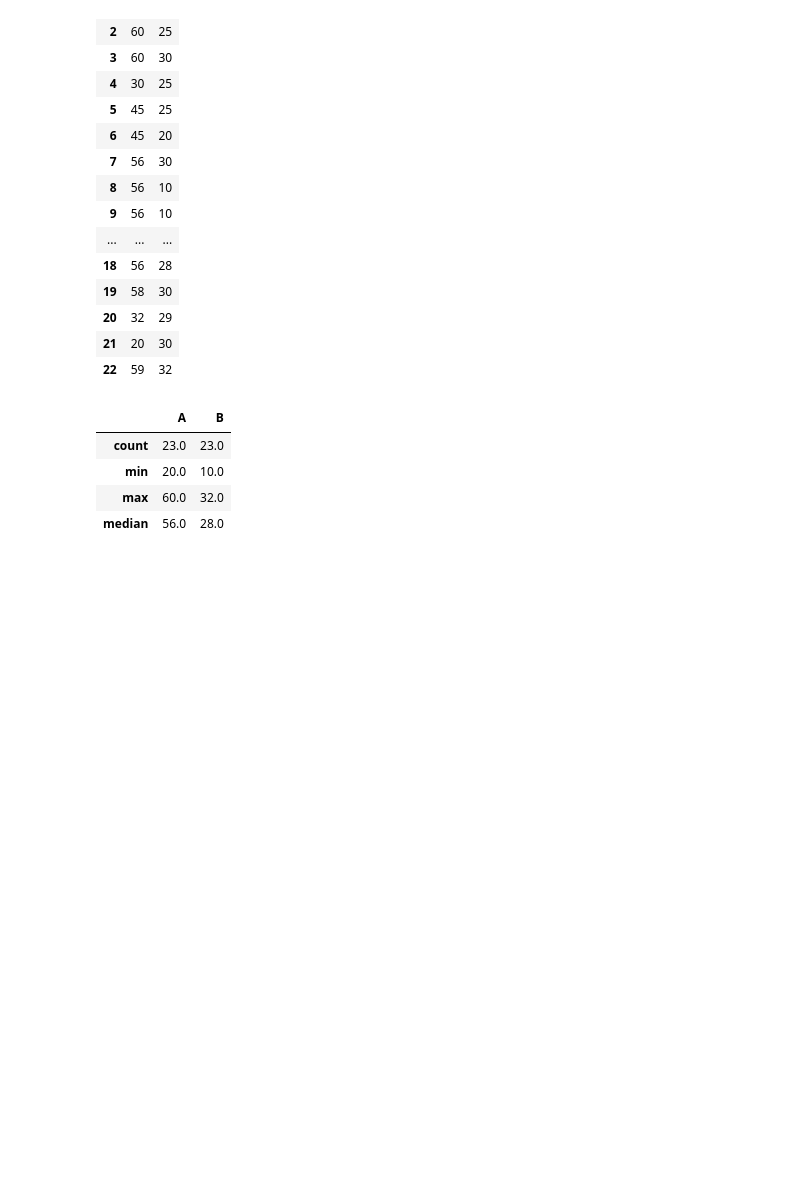
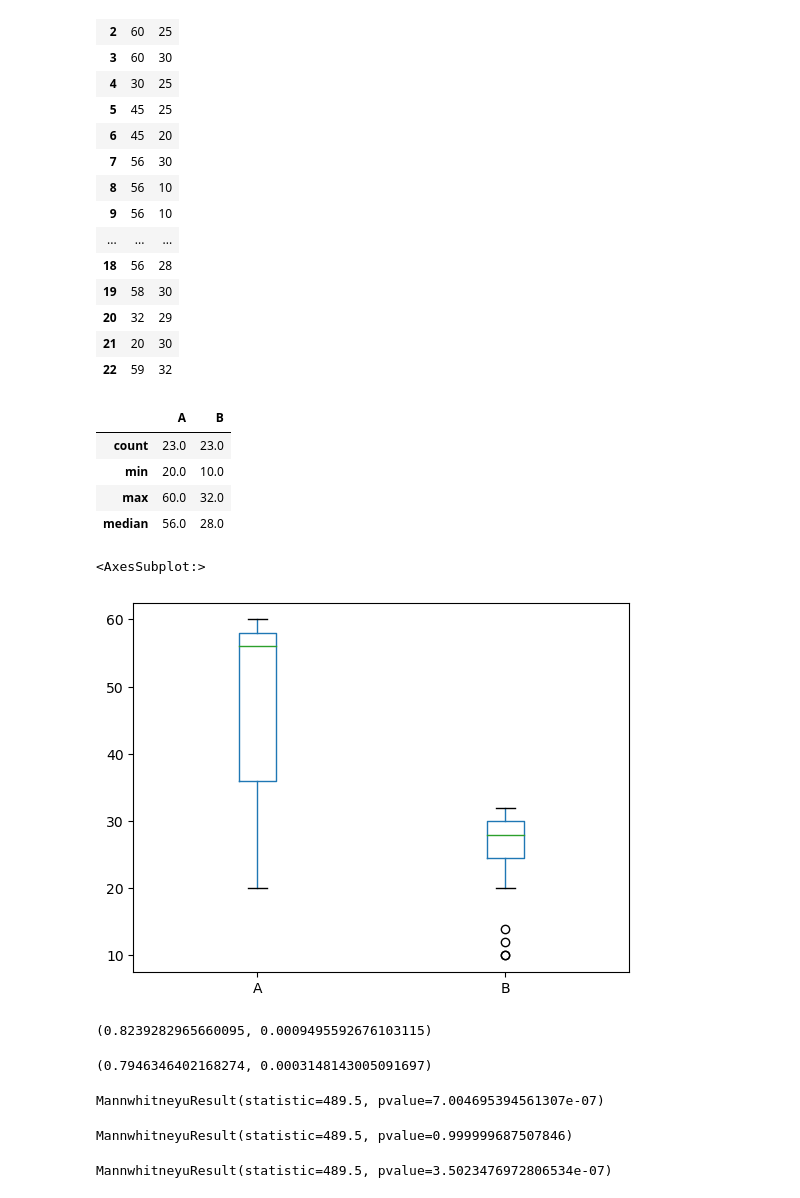
Before and after one commit to axelguerinoctave/M2-ICES-2022-2023, a Jupyter notebook: TP 5.ipynb, the cells around one changed output. Saved outputs shown, nothing was run; the diff lists cells and outputs as text; code cells hidden in the pictures; blank space fills up the shorter version.

```diff
--- a/TP 5.ipynb
+++ b/TP 5.ipynb
@@ -297,4 +297,29 @@ df.agg(["count", "min", "max", "median"])
 | max | 60.0 | 32.0 |
 | median | 56.0 | 28.0 |
 # %%
-df.boxplot(column = ["A"])
+df.boxplot(column = ["A", "B"], grid = False)
+# %% [output]
+<AxesSubplot:>
+[figure, added]
+# %%
+w, pvalue = stats.shapiro(df["A"])
+w, pvalue
+# %% [output]
+(0.8239282965660095, 0.0009495592676103115)
+# %%
+w, pvalue = stats.shapiro(df["B"])
+w, pvalue
+# %% [output]
+(0.7946346402168274, 0.0003148143005091697)
+# %%
+stats.mannwhitneyu(x = df["A"], y = df["B"], alternative = "two-sided")
+# %% [output]
+MannwhitneyuResult(statistic=489.5, pvalue=7.004695394561307e-07)
+# %%
+stats.mannwhitneyu(x = df["A"], y = df["B"], alternative = "less")
+# %% [output]
+MannwhitneyuResult(statistic=489.5, pvalue=0.999999687507846)
+# %%
+stats.mannwhitneyu(x = df["A"], y = df["B"], alternative = "greater")
+# %% [output]
+MannwhitneyuResult(statistic=489.5, pvalue=3.5023476972806534e-07)
```
Also changed, not shown: parts of 1 cell of this notebook.
